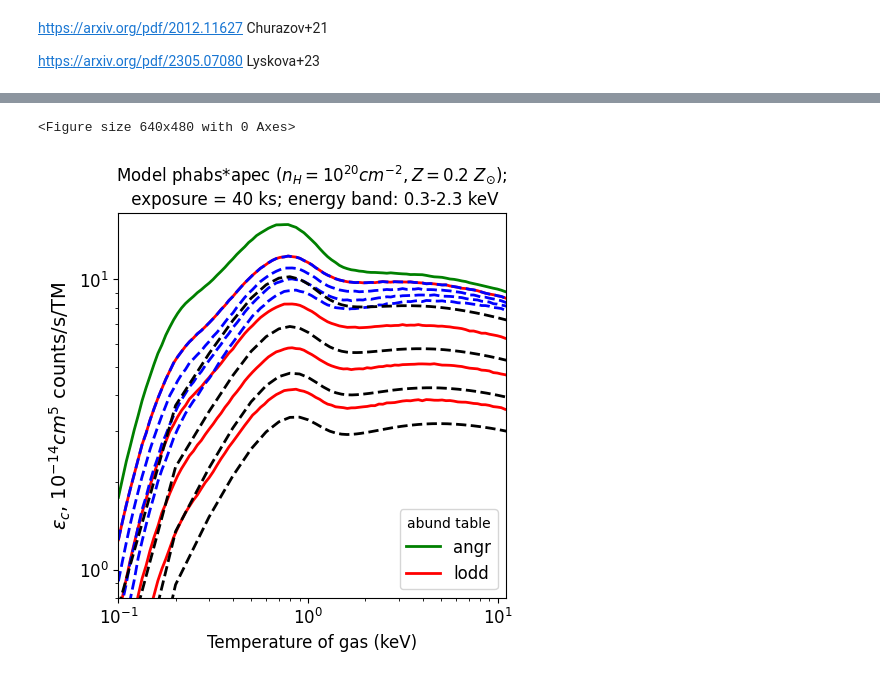
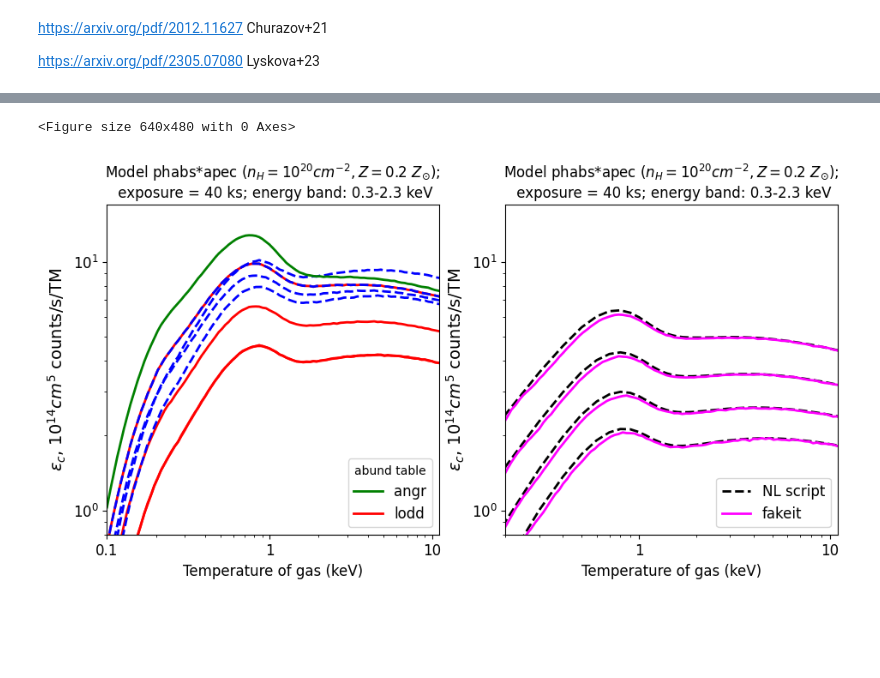
Before and after one commit to pi4imu/stacking, a Jupyter notebook: stacking_magneticum.ipynb, the cells around one changed output, grey strips where cells are left out. Drawn from its saved outputs; the diff is of its cells as text; code cells hidden in the pictures; blank space fills up the shorter version.

Commit message:
conversion factor - done

```diff
--- a/stacking_magneticum.ipynb
+++ b/stacking_magneticum.ipynb
@@ -249,12 +244,12 @@ plt.show()
 # %%
 %run -i 'scripts.py'
 
-length = 1500
+length = 1000
 
 total_hist = np.zeros((length, length))
 
 for cl_num in tqdm(clusters.index[:84]):
 
-    pho_hist = extract_photons_from_cluster(cl_num, r = 1.0, draw=False, delete_bright_regions=False)
+    pho_hist = extract_photons_from_cluster(cl_num, r = 1.0, draw=False)
 
     total_hist = np.add(total_hist, pho_hist)
@@ -295,7 +293,7 @@ r_pixels_max = 10*r500r
 
 #ring_width = 10
 
-setka = np.geomspace(1, r_pixels_max, 30).astype(int)
+setka = np.geomspace(1, r_pixels_max, 50) # .astype(int)
 
 c2 = [r_pixels_max, r_pixels_max]
 
@@ -363,10 +375,10 @@ df = pd.DataFrame([])
 
 for i in tqdm(range(0, len(temps))):
 
-    flux_ergs[i], flux_photons[i], count_rate[i] = calc_l_T(temps[i], 0.3, 2.3, Xplot=True)
+    flux_ergs[i], flux_photons[i], count_rate[i] = calc_l_T(temps[i], 0.3, 2.3, Xplot=False)
 
     df2 = (pd.DataFrame([[temps[i], flux_ergs[i], flux_photons[i], count_rate[i]]], index=None))
 
     df = pd.concat([df, df2])
 
-df.to_csv('cf(T)_z00.csv', sep=' ', header=False, index=False)
+df.to_csv('cf(T)_z00_filter_angr.csv', sep=' ', header=False, index=False)
@@ -375,73 +385,71 @@ df.to_csv('cf(T)_z00.csv', sep=' ', header=False, index=False)
 # %%
 %run -i 'scripts.py'
 
-def add_fancy():
+plt.figure(figsize=(11,5))
 
-    plt.xlabel('Temperature of gas (keV)', fontsize = 12)
-    plt.yticks(size=12)
-    plt.xscale('log')
-    plt.yscale('log')
-    plt.xticks([0.1, 1, 10], [0.1, 1, 10], size=12)
-    #plt.legend(fontsize=14, loc=4)
-
-plt.figure(figsize=(5,5))
-
+plt.subplot(121)
 plt.title("Model phabs*apec ($n_H = 10^{20} cm^{-2}, Z = 0.2 \ Z_{\odot}); $\n exposure = 40 ks; energy band: 0.3-2.3 keV", fontsize = 12)
 
 for zt in [0, 1, 2, 3]:
 
-    read_lT = pd.read_csv("cf(T)_z0"+str(zt)+".csv", header=None, delimiter=' ')
+    read_lT = pd.read_csv("cf(T)_z0"+str(zt)+"_filter.csv", header=None, delimiter=' ')
     temps1 = read_lT[0].values
-    flux_ergs1 = read_lT[1].values
-    flux_photons1 = read_lT[2].values
+    #flux_ergs1 = read_lT[1].values
+    #flux_photons1 = read_lT[2].values
     count_rate1 = read_lT[3].values
 
-    #plt.subplot(131)
-    #plt.plot(temps1, flux_ergs1, linestyle='-', linewidth=2)
-    #plt.ylabel('Flux, ergs/cm$^2$', fontsize = 14)
-    #plt.title('Energy flux', fontsize = 15)
-    #plt.plot(temps1, flux_photons1, linewidth=2, label=f"z = 0."+str(zt))
-    #plt.ylabel('Flux, photons', fontsize = 14)
-    #plt.title('Photon flux', fontsize = 15)
-    #add_fancy()
-
-    plt.subplot(111)
     plt.plot(temps1, count_rate1, linewidth=2, color = 'red')   # , label=f"z = 0."+str(zt)
     plt.plot(temps1, count_rate1*(1+zt/10)**3, ls='--', lw=2, color = 'blue')
-    plt.ylabel('$\epsilon_c$, $10^{-14} cm^5$ counts/s/TM', fontsize = 14)
+    plt.ylabel('$\epsilon_c$, $10^{14} cm^5$ counts/s/TM', fontsize = 14)
     plt.ylim(0.8, 17)
-    plt.xlim(2, 11)
-    #plt.title('Photon flux', fontsize = 15)
-    add_fancy()
+    plt.xlim(0.2, 11)
 
-    #plt.subplot(133)
-    #plt.plot(temps1, count_rate1/flux_photons1, linewidth=2, label=f"z = 0."+str(zt))
-    #plt.ylabel('Conversion factor, counts/s/TM', fontsize = 14)
-    #plt.title('Count rate', fontsize = 15)
-    #add_fancy()
+plt.xlabel('Temperature of gas (keV)', fontsize = 12)
+plt.yticks(size=12)
+plt.xscale('log')
+plt.yscale('log')
+plt.xticks([0.1, 1, 10], [0.1, 1, 10], size=12)
 
-#plt.tight_layout()
-
-plt.subplot(111)
-read_lT = pd.read_csv("cf(T)_z00_angr.csv", header=None, delimiter=' ')
+read_lT = pd.read_csv("cf(T)_z00_filter_angr.csv", header=None, delimiter=' ')
 count_rate1 = read_lT[3].values
 plt.plot(temps1, count_rate1, linewidth=2, label="angr", color = 'green')
+plt.plot([], [], linewidth=2, label="lodd", color = 'red')
 
-#read_lT = pd.read_csv("cf(T)_z00_aspl.csv", header=None, delimiter=' ')
-#count_rate1 = read_lT[3].values
-#plt.plot(temps1, count_rate1, linewidth=2, label="aspl", color = 'magenta')
+plt.legend(loc=4, fontsize=12, title="abund table")
 
-plt.plot([], [], linewidth=2, label="lodd", color = 'red')
-plt.legend(loc=4, fontsize=12, title="abund table")
+plt.subplot(122)
+plt.title("Model phabs*apec ($n_H = 10^{20} cm^{-2}, Z = 0.2 \ Z_{\odot}); $\n exposure = 40 ks; energy band: 0.3-2.3 keV", fontsize = 12)
+
+read_lT = pd.read_csv("erosita_ca_E0323_Z02_N0.01.dat", header=None, delimiter=' ')
+tr1 = read_lT[0].values
+tr2 = read_lT[1].values
+tr3 = read_lT[2].values
+tr4 = read_lT[3].values
+tr5 = read_lT[4].values
 
 plt.plot(tr1, tr2, ls='--', lw=2, color = 'k')
 plt.plot(tr1, tr3, ls='--', lw=2, color = 'k')
 plt.plot(tr1, tr4, ls='--', lw=2, color = 'k')
-plt.plot(tr1, tr5, ls='--', lw=2, color = 'k')
+plt.plot(tr1, tr5, ls='--', lw=2, color = 'k', label='NL script')
 plt.xscale("log")
 plt.yscale("log")
 
+for zt in [0, 1, 2, 3]:
+
+    read_lT = pd.read_csv("tables/cf(T)_z0"+str(zt)+"_my.csv", header=None, delimiter=' ')
+    count_rate1 = read_lT[3].values
+    plt.plot(temps1, count_rate1, linewidth=2, color = 'magenta')
+
+plt.plot([], [], linewidth=2, label="fakeit", color = 'magenta')
+plt.xlabel('Temperature of gas (keV)', fontsize = 12)
+plt.yticks(size=12)
+plt.xticks([1, 10], [1, 10], size=12)
+plt.legend(fontsize=12, loc=4)
+plt.ylim(0.8, 17)
+plt.xlim(0.2, 11)
+plt.ylabel('$\epsilon_c$, $10^{14} cm^5$ counts/s/TM', fontsize = 14)
+
 plt.show()
 # %% [output]
 <Figure size 640x480 with 0 Axes>
-[figure, old version]
+[figure, new version]
```
Also changed, not shown: parts of 22 cells of this notebook, 18 other files.
